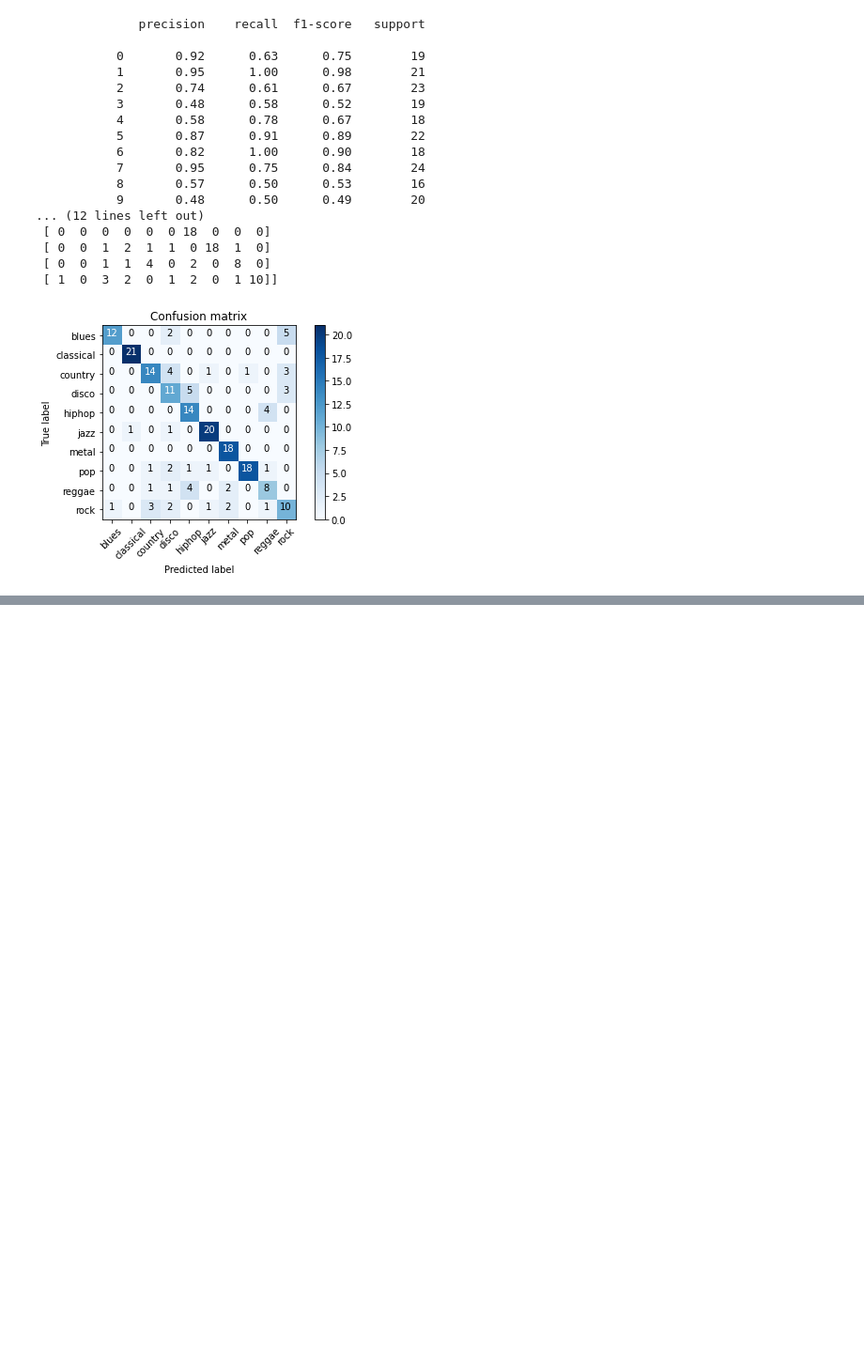
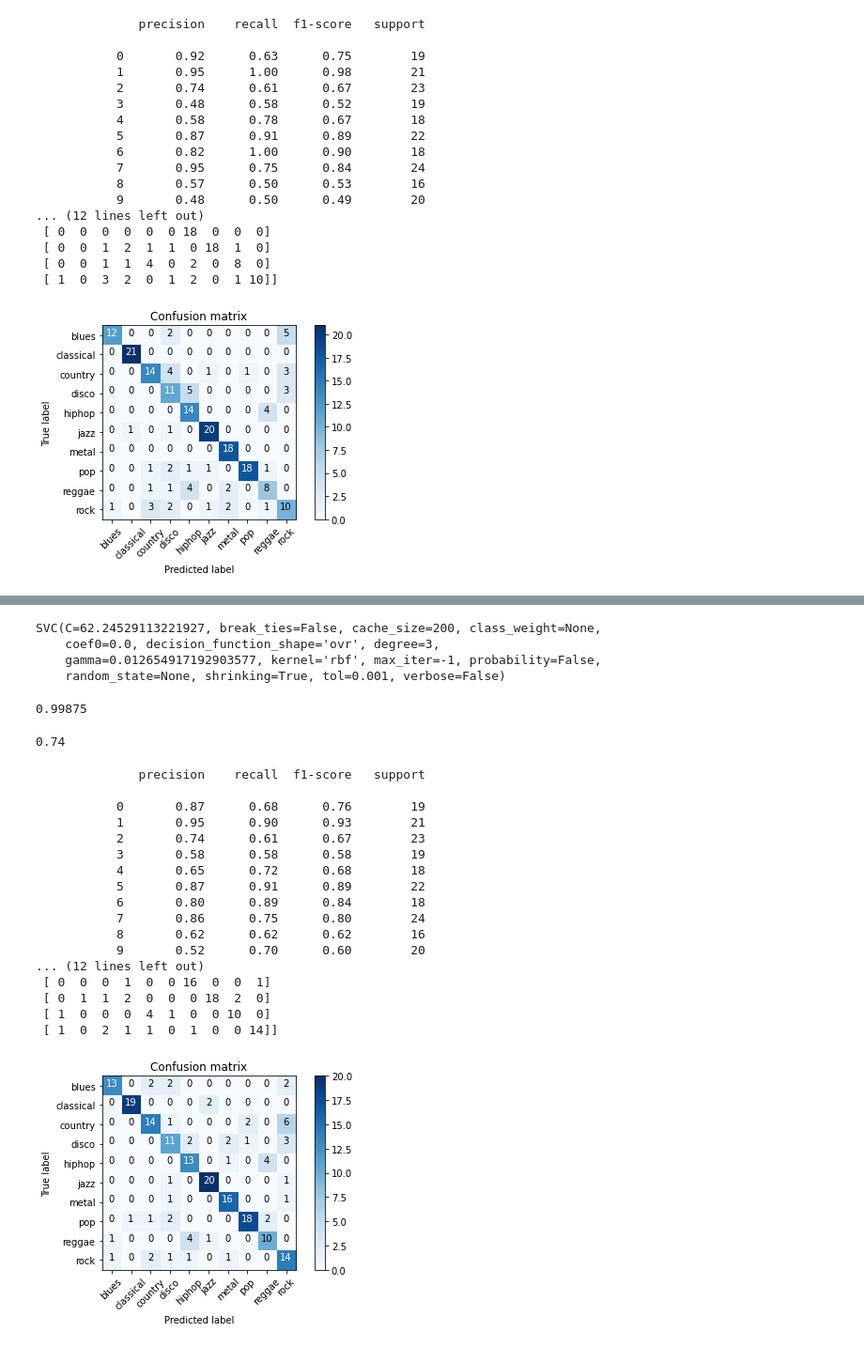
Before and after one commit to VinhDevNguyen/Machine-Learning, a Jupyter notebook: Project/Music_Genre_Classification.ipynb, the cells around one changed output, grey strips where cells are left out. Shown at 94% size. Saved outputs shown, nothing was run; the diff lists cells and outputs as text; code cells hidden in the pictures; blank space fills up the shorter version.

```diff
--- a/Project/Music_Genre_Classification.ipynb
+++ b/Project/Music_Genre_Classification.ipynb
@@ -409,0 +534,10 @@ plot_confusion_matrix(cnf_matrix, classes=["blues", "classical", "country", "dis
+# %%
+svm_clf = SVC(gamma="scale")
+svm_clf.fit(X_train, y_train)
+
+param_distributions = {"gamma": reciprocal(0.001, 1), "C": uniform(1, 100)}
+rnd_search_cv = RandomizedSearchCV(svm_clf, param_distributions, n_iter=10, verbose=2, cv=3)
+rnd_search_cv.fit(X_train, y_train)
+
+rnd_search_cv.best_estimator_
+rnd_search_cv.best_score_
@@ -409,0 +574,46 @@ plot_confusion_matrix(cnf_matrix, classes=["blues", "classical", "country", "dis
+# %%
+rnd_search_cv.best_estimator_.fit(X_train, y_train)
+# %% [output]
+SVC(C=62.24529113221927, break_ties=False, cache_size=200, class_weight=None,
+    coef0=0.0, decision_function_shape='ovr', degree=3,
+    gamma=0.012654917192903577, kernel='rbf', max_iter=-1, probability=False,
+    random_state=None, shrinking=True, tol=0.001, verbose=False)
+# %%
+y_hat = rnd_search_cv.best_estimator_.predict(X_train)
+accuracy_score(y_train, y_hat)
+# %% [output]
+0.99875
+# %%
+y_hat = rnd_search_cv.best_estimator_.predict(X_test)
+accuracy_score(y_test, y_hat)
+# %% [output]
+0.74
+# %%
+# Compute confusion matrix
+cnf_matrix = confusion_matrix(y_test, y_hat)
+np.set_printoptions(precision=2)
+
+print (classification_report(y_test, y_hat))
+
+# Plot non-normalized confusion matrix
+plt.figure()
+plot_confusion_matrix(cnf_matrix, classes=["blues", "classical", "country", "disco", "hiphop", "jazz", "metal", "pop", "reggae", "rock"],normalize= False,  title='Confusion matrix')
+# %% [output]
+              precision    recall  f1-score   support
+
+           0       0.87      0.68      0.76        19
+           1       0.95      0.90      0.93        21
+           2       0.74      0.61      0.67        23
+           3       0.58      0.58      0.58        19
+           4       0.65      0.72      0.68        18
+           5       0.87      0.91      0.89        22
+           6       0.80      0.89      0.84        18
+           7       0.86      0.75      0.80        24
+           8       0.62      0.62      0.62        16
+           9       0.52      0.70      0.60        20
+... (12 lines left out)
+ [ 0  0  0  1  0  0 16  0  0  1]
+ [ 0  1  1  2  0  0  0 18  2  0]
+ [ 1  0  0  0  4  1  0  0 10  0]
+ [ 1  0  2  1  1  0  1  0  0 14]]
+[figure, added]
```
Also changed, not shown: parts of 18 cells of this notebook.
